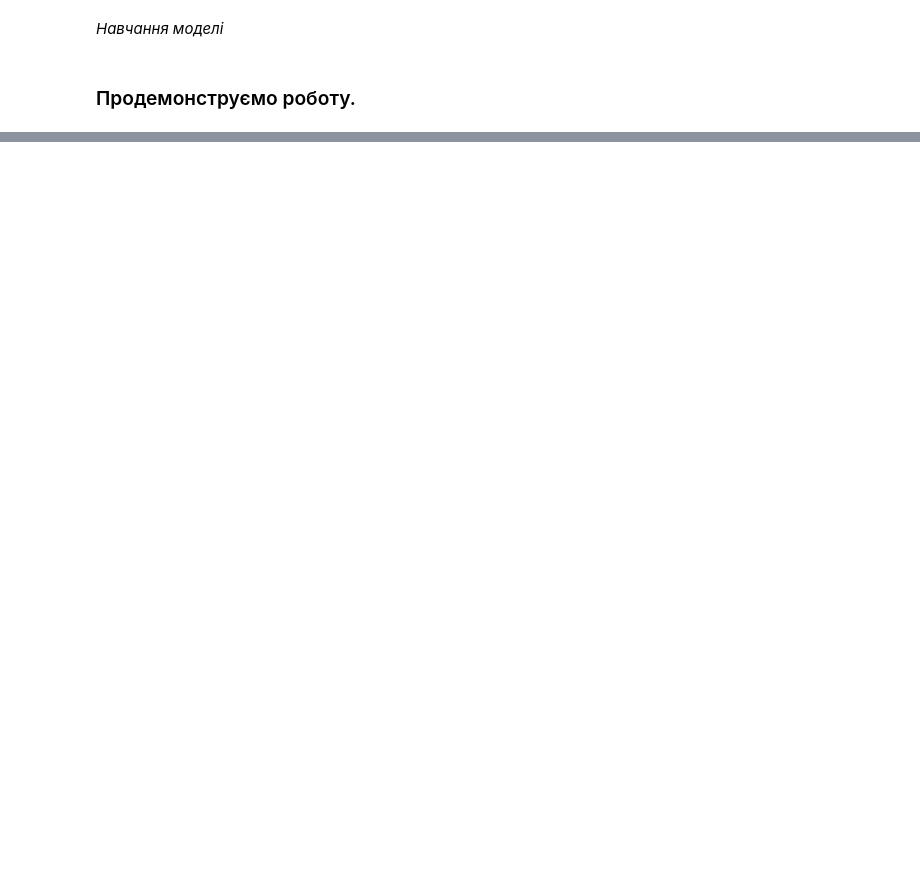
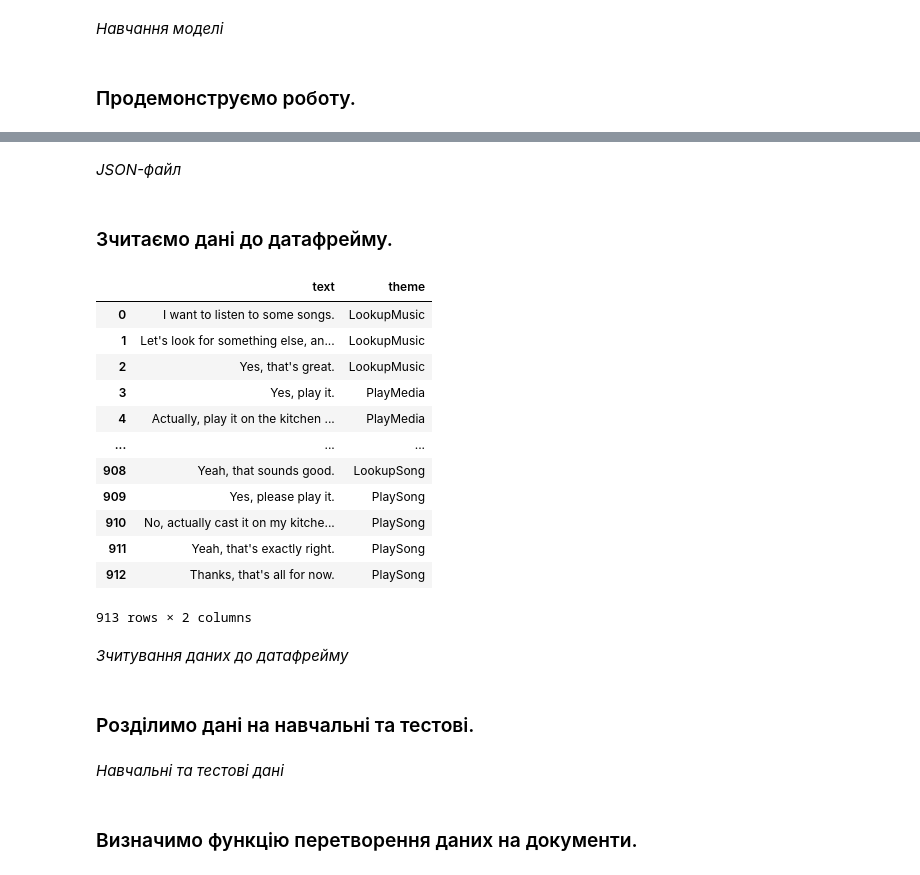
Before and after one commit to SideShowBoBGOT/TextAnalysisWithPythonSixthSemester, a Jupyter notebook: Lab8/lab8.ipynb, the cells around one changed output, grey strips where cells are left out. Drawn from its saved outputs; the diff is of its cells as text; code cells hidden in the pictures; blank space fills up the shorter version.

```diff
--- a/Lab8/lab8.ipynb
+++ b/Lab8/lab8.ipynb
@@ -7,5 +4,0 @@
-# %%
-import ast
-with open('prepared_train_data.txt', 'r') as file:
-    trainset = ast.literal_eval(''.join(file.readlines()))
-trainset
@@ -66,0 +82,5 @@ for doc in docs:
+# %%
+import json
+with open('music.json', 'r') as file:
+    data = json.load(file)
+data
@@ -66,0 +105,34 @@ for doc in docs:
+# %% [markdown]
+*JSON-файл*
+# %% [markdown]
+### Зчитаємо дані до датафрейму.
+# %%
+import pandas as pd
+filtered_data = []
+for dialog in data:
+    for turn in dialog['turns']:
+        last_frame = turn['frames'][-1]
+        if turn['speaker'] == 'USER':
+            state = last_frame['state']
+            active_intent = state['active_intent']
+            filtered_data.append((turn['utterance'], active_intent))
+df = pd.DataFrame(filtered_data, columns=['text', 'theme'])
+df
+# %% [output]
+|  | text | theme |
+| 0 | I want to listen to some songs. | LookupMusic |
+| 1 | Let's look for something else, an... | LookupMusic |
+| 2 | Yes, that's great. | LookupMusic |
+| 3 | Yes, play it. | PlayMedia |
+| 4 | Actually, play it on the kitchen ... | PlayMedia |
+| ... | ... | ... |
+| 908 | Yeah, that sounds good. | LookupSong |
+| 909 | Yes, please play it. | PlaySong |
+| 910 | No, actually cast it on my kitche... | PlaySong |
+| 911 | Yeah, that's exactly right. | PlaySong |
+| 912 | Thanks, that's all for now. | PlaySong |
+913 rows × 2 columns
+# %% [markdown]
+*Зчитування даних до датафрейму*
+# %% [markdown]
+### Розділимо дані на навчальні та тестові.
@@ -66,0 +145,4 @@ for doc in docs:
+# %% [markdown]
+*Навчальні та тестові дані*
+# %% [markdown]
+### Визначимо функцію перетворення даних на документи.
```
Also changed, not shown: parts of 38 cells of this notebook.
